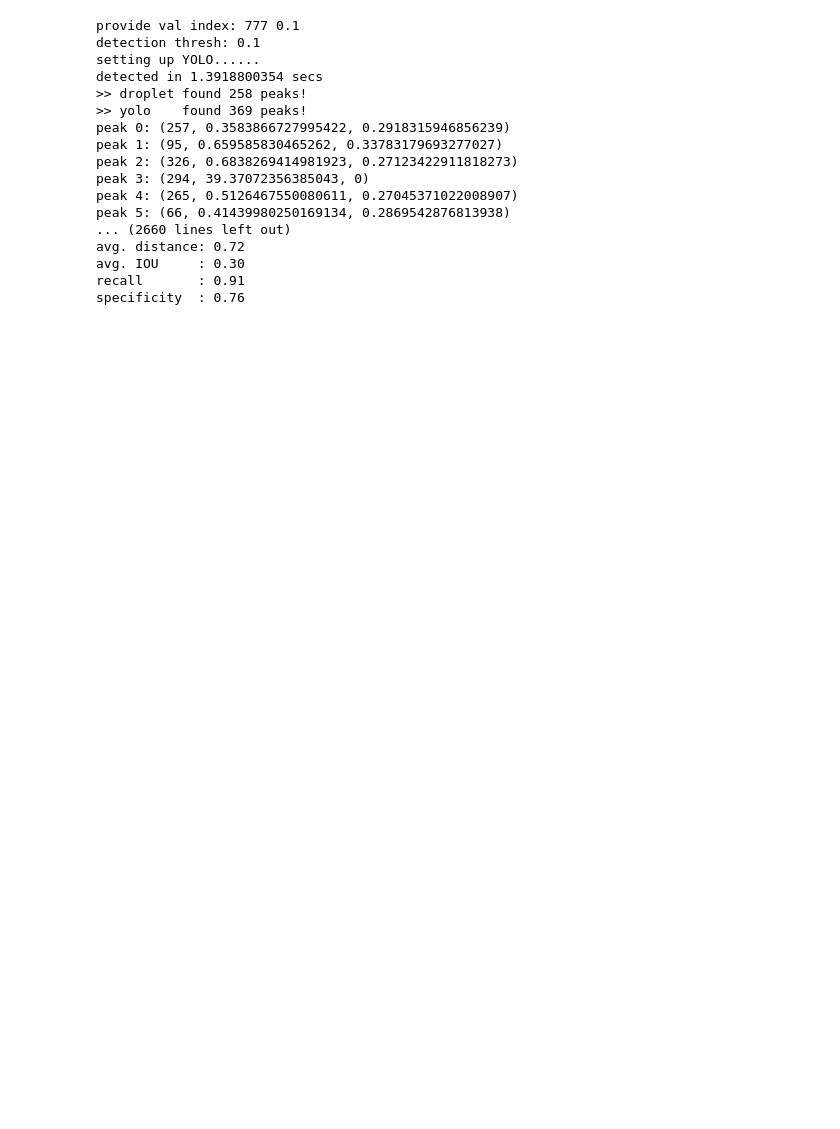
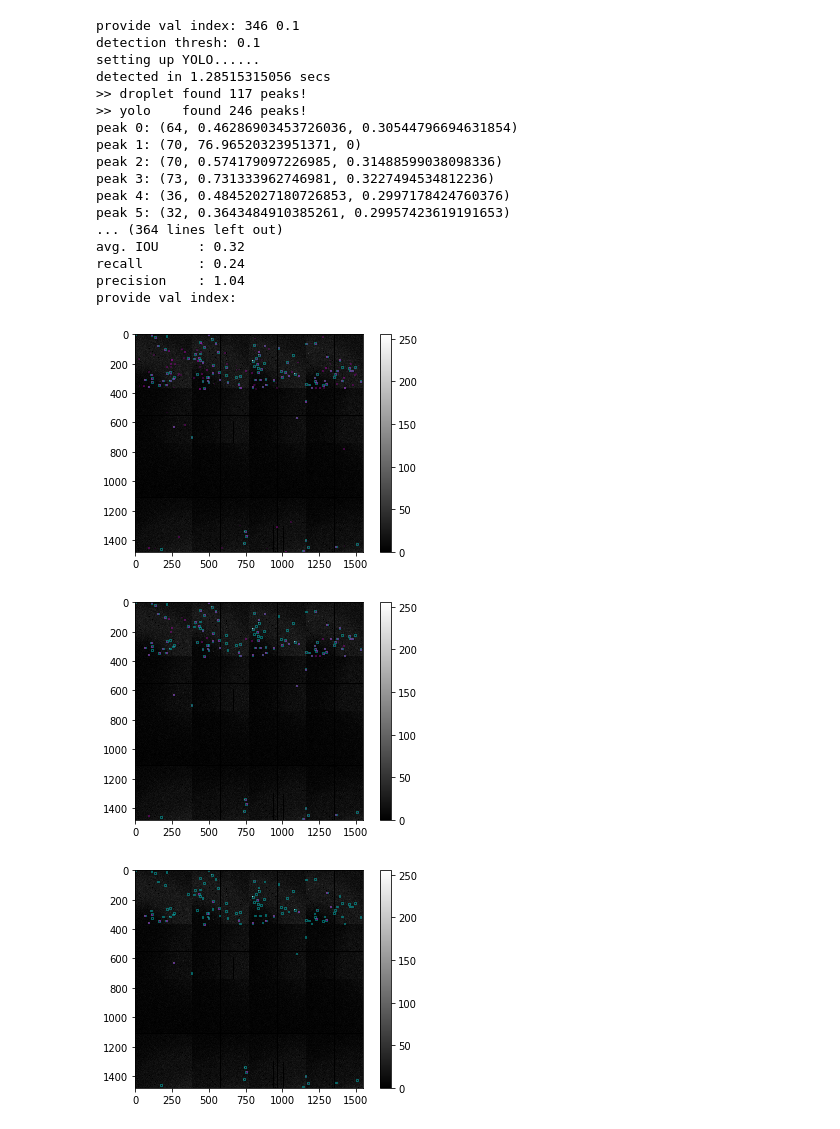
Before and after one commit to leeneil/peaknet, a Jupyter notebook: debug.ipynb, the cells around one changed output. Saved outputs shown, nothing was run; the diff lists cells and outputs as text; code cells hidden in the pictures; blank space fills up the shorter version.

Commit message:
test 346 as an example

```diff
--- a/debug.ipynb
+++ b/debug.ipynb
@@ -34,7 +34,7 @@ def IOU( x1, y1, w1, h1, x2, y2, w2, h2):
 # %%
 
 rootPath = '/home/liponan/pkg/darknet/'
-imagePath = '/home/liponan/data/cs231n/val/'
+imagePath = '/home/liponan/data/cs231n/test/'
 outputPath = 'debug/'
 boxSize = 11
 imgSrc = 0 # 0: PNG; 1: CXI; 2: psana
@@ -89,6 +89,8 @@ imgFlag = False
 thresh = 0.20
 r = 1
 # %%
+mode = 'test'
+
 
 while (True):
     userInput = raw_input('provide val index: ')
@@ -191,7 +193,7 @@ while (True):
         print('avg. distance: {0:.2f}'.format(dropletDist))
         print('avg. IOU     : {0:.2f}'.format(dropletIOU))
         print('recall       : {0:.2f}'.format(recall))
-        print('specificity  : {0:.2f}'.format(specif))
+        print('precision    : {0:.2f}'.format(specif))
 
 
     # plot image
@@ -234,48 +236,49 @@ while (True):
                 color='y', linewidth=0.5 )
             ax.add_line(l)
 
     # plot DROPLET vs nearest neighbor
     if dropletMatch and n*m > 0:
         for i in range(m):
             if nn[i][1] > 0.5 * boxSize: continue
             j = nn[i][0]
             l = mlines.Line2D( [r*res[j][2][0], posX[i]], [r*res[j][2][1], posY[i]],
                 color='y', linewidth=0.5, alpha = 0.5 )
             ax.add_line(l)
 
 
     plt.xlim([1, w])
     plt.ylim([h, 1])
         #plt.show()
         #plt.close()
         #plt.savefig(runPath + outputPath +
         #    '_{}.png'.format(str(t).zfill(4)), bbox_inches='tight', dpi=150)
         #plt.clf()
         #plt.cla()
-    plt.savefig( rootPath + outputPath + 'val_{}.png'.format(str(t).zfill(6)), bbox_inces='tight', dpi=600)
+    plt.savefig( rootPath + outputPath + mode + '_{}.png'.format(str(t).zfill(6)), bbox_inces='tight', dpi=600)
     #plt.show()
     #plt.clf()
     #plt.cla()
     #plt.close()
 
     imgFlag = False
 # %% [output]
-provide val index: 777 0.1
+provide val index: 346 0.1
 detection thresh: 0.1
 setting up YOLO......
-detected in 1.3918800354 secs
->> droplet found 258 peaks!
->> yolo    found 369 peaks!
-peak 0: (257, 0.3583866727995422, 0.2918315946856239)
-peak 1: (95, 0.659585830465262, 0.33783179693277027)
-peak 2: (326, 0.6838269414981923, 0.27123422911818273)
-peak 3: (294, 39.37072356385043, 0)
-peak 4: (265, 0.5126467550080611, 0.27045371022008907)
-peak 5: (66, 0.41439980250169134, 0.2869542876813938)
-... (2660 lines left out)
-avg. distance: 0.72
-avg. IOU     : 0.30
-recall       : 0.91
-specificity  : 0.76
+detected in 1.28515315056 secs
+>> droplet found 117 peaks!
+>> yolo    found 246 peaks!
+peak 0: (64, 0.46286903453726036, 0.30544796694631854)
+peak 1: (70, 76.96520323951371, 0)
+peak 2: (70, 0.574179097226985, 0.31488599038098336)
+peak 3: (73, 0.731333962746981, 0.3227494534812236)
+peak 4: (36, 0.48452027180726853, 0.2997178424760376)
+peak 5: (32, 0.3643484910385261, 0.29957423619191653)
+... (364 lines left out)
+avg. IOU     : 0.32
+recall       : 0.24
+precision    : 1.04
+provide val index:
+[figure, added]
+[figure, added]
+[figure, added]
-# %% [markdown]
-#####
@@ -284,2 +284,0 @@ specificity  : 0.76
-# %% [markdown]
-######
```
Also changed, not shown: parts of 1 cell of this notebook.
